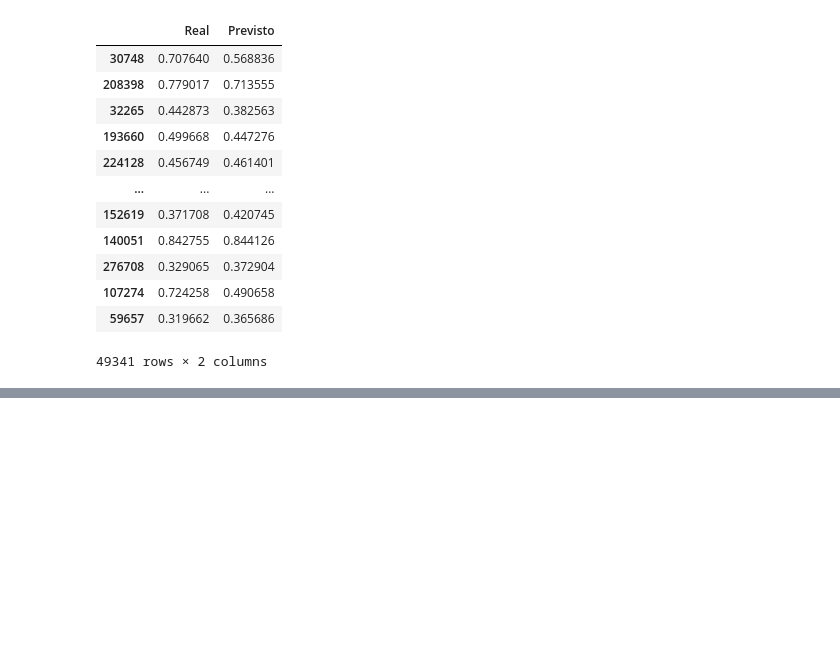
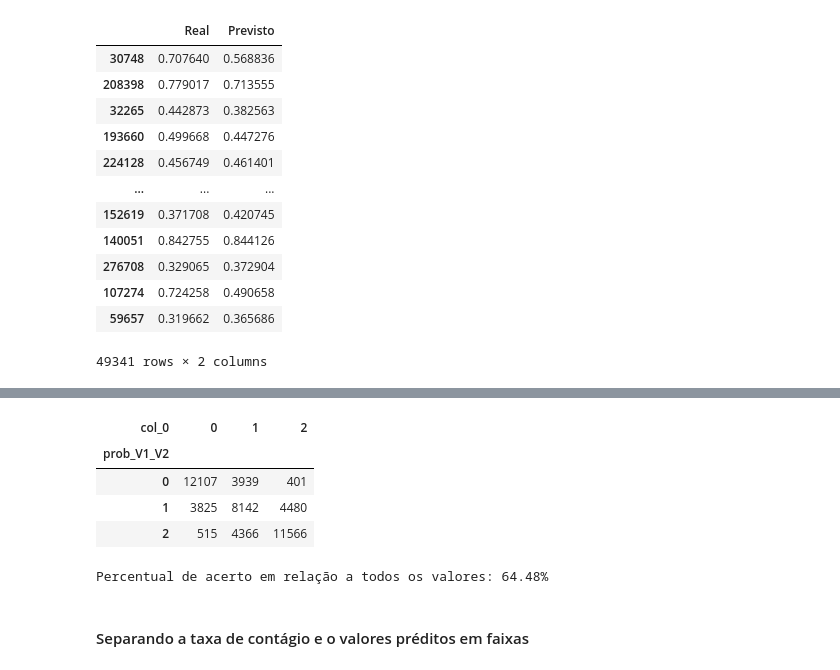
Before and after one commit to cassianojp/desafio_neoway, a Jupyter notebook: desafio_neoway_model.ipynb, the cells around one changed output, grey strips where cells are left out. Saved outputs shown, nothing was run; the diff lists cells and outputs as text; code cells hidden in the pictures; blank space fills up the shorter version.

```diff
--- a/desafio_neoway_model.ipynb
+++ b/desafio_neoway_model.ipynb
@@ -682,0 +709,28 @@ plt.ylabel('y_pred_test_reg');
+# %%
+num_classes_taxa = 3
+# %%
+y_test_cut = pd.qcut(y_test_v2, num_classes_taxa, labels=False)
+y_pred_test_cut = pd.qcut(y_pred_test_v2, num_classes_taxa, labels=False)
+
+crosstab = pd.crosstab(y_test_cut, y_pred_test_cut, dropna=False)
+crosstab
+# %% [output]
+| col_0 | 0 | 1 | 2 |
+| prob_V1_V2 |  |  |  |
+| 0 | 12107 | 3939 | 401 |
+| 1 | 3825 | 8142 | 4480 |
+| 2 | 515 | 4366 | 11566 |
+# %%
+diag_sum = 0
+tota_sum = 0
+for i in range(num_classes_taxa):
+    for j in range(num_classes_taxa):
+#         print(i, j, crosstab[j][i])
+        if i == j:
+            diag_sum += crosstab[i][j]
+        tota_sum += crosstab[i][j]
+print(f'Percentual de acerto em relação a todos os valores: {round(diag_sum/tota_sum*100, 2)}%')
+# %% [output]
+Percentual de acerto em relação a todos os valores: 64.48%
+# %% [markdown]
+#### Separando a taxa de contágio e o valores préditos em faixas
```
Also changed, not shown: parts of 65 cells of this notebook, 1 other file.
